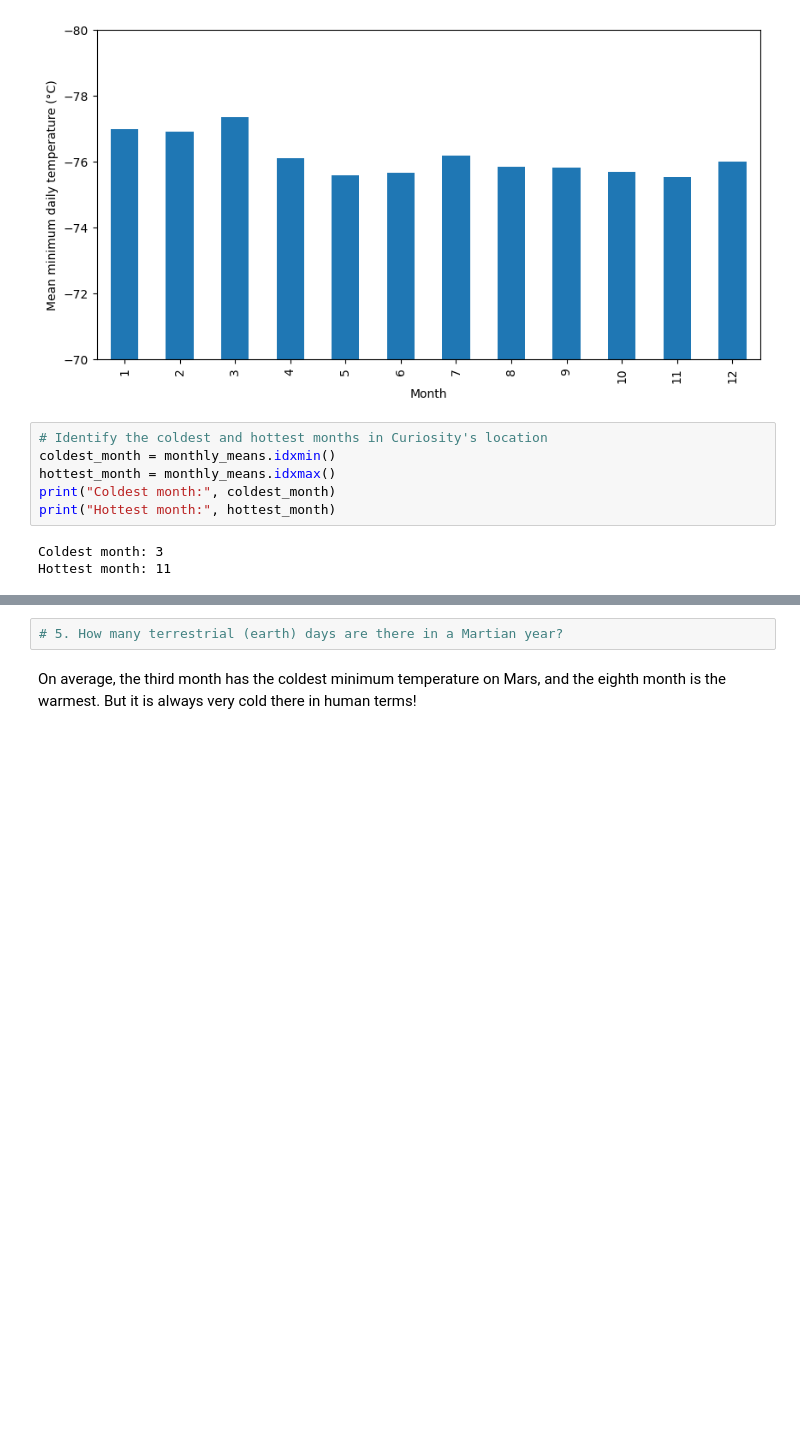
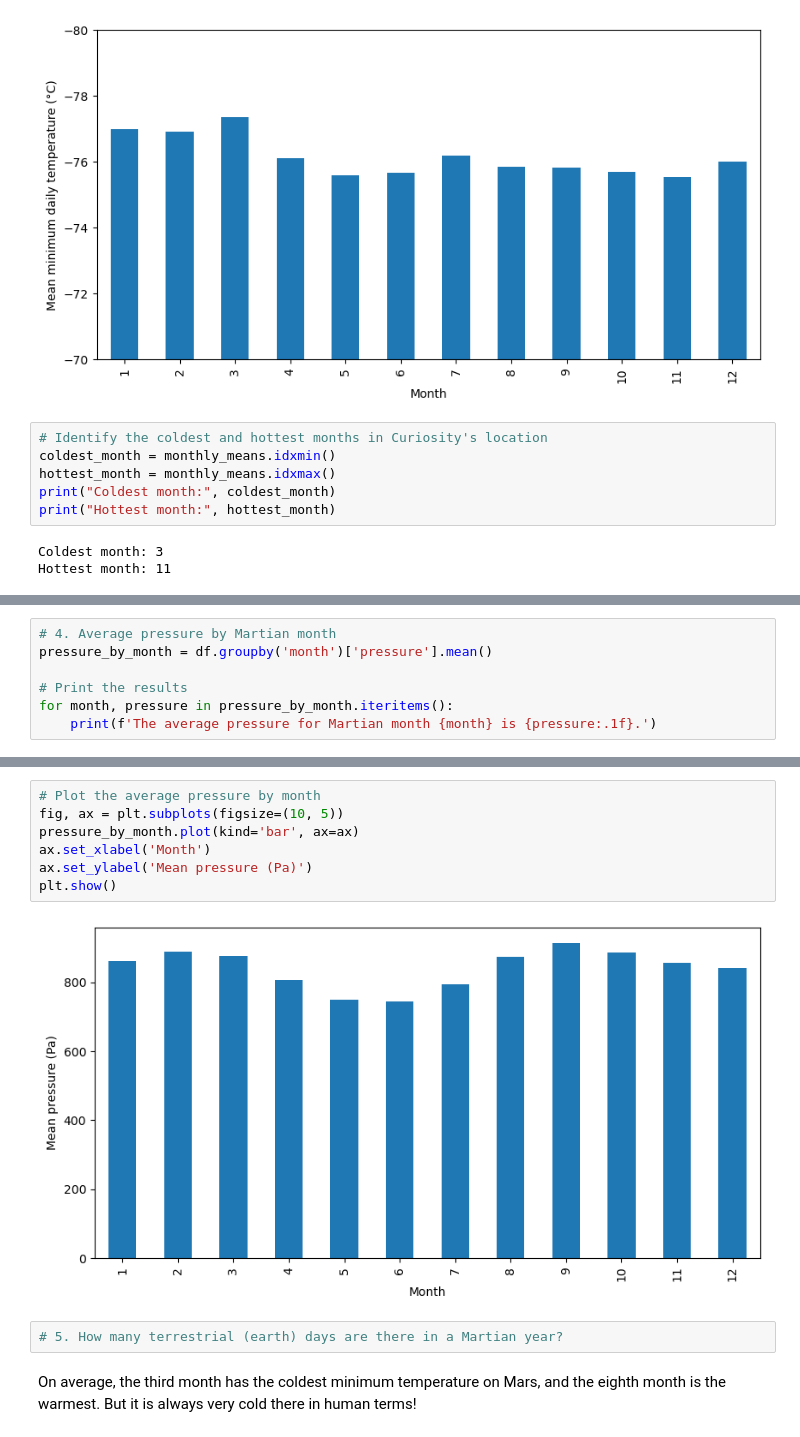
Before and after one commit to mlister3/News_Scraper_and_Analysis, a Jupyter notebook: part_2_mars_waether/part_2_mars_weather.ipynb, the cells around one changed output, grey strips where cells are left out. Saved outputs shown, nothing was run; the diff lists cells and outputs as text; blank space fills up the shorter version.

```diff
--- a/part_2_mars_waether/part_2_mars_weather.ipynb
+++ b/part_2_mars_waether/part_2_mars_weather.ipynb
@@ -220,0 +217,7 @@ Hottest month: 11
+# %%
+# 4. Average pressure by Martian month
+pressure_by_month = df.groupby('month')['pressure'].mean()
+
+# Print the results
+for month, pressure in pressure_by_month.iteritems():
+    print(f'The average pressure for Martian month {month} is {pressure:.1f}.')
@@ -221,3 +237,12 @@ Hottest month: 11
+# %%
+# Plot the average pressure by month
+fig, ax = plt.subplots(figsize=(10, 5))
+pressure_by_month.plot(kind='bar', ax=ax)
+ax.set_xlabel('Month')
+ax.set_ylabel('Mean pressure (Pa)')
+plt.show()
+# %% [output]
+[figure, added]
 # %%
 # 5. How many terrestrial (earth) days are there in a Martian year?
 # %% [markdown]
```
Also changed, not shown: parts of 3 cells of this notebook.
